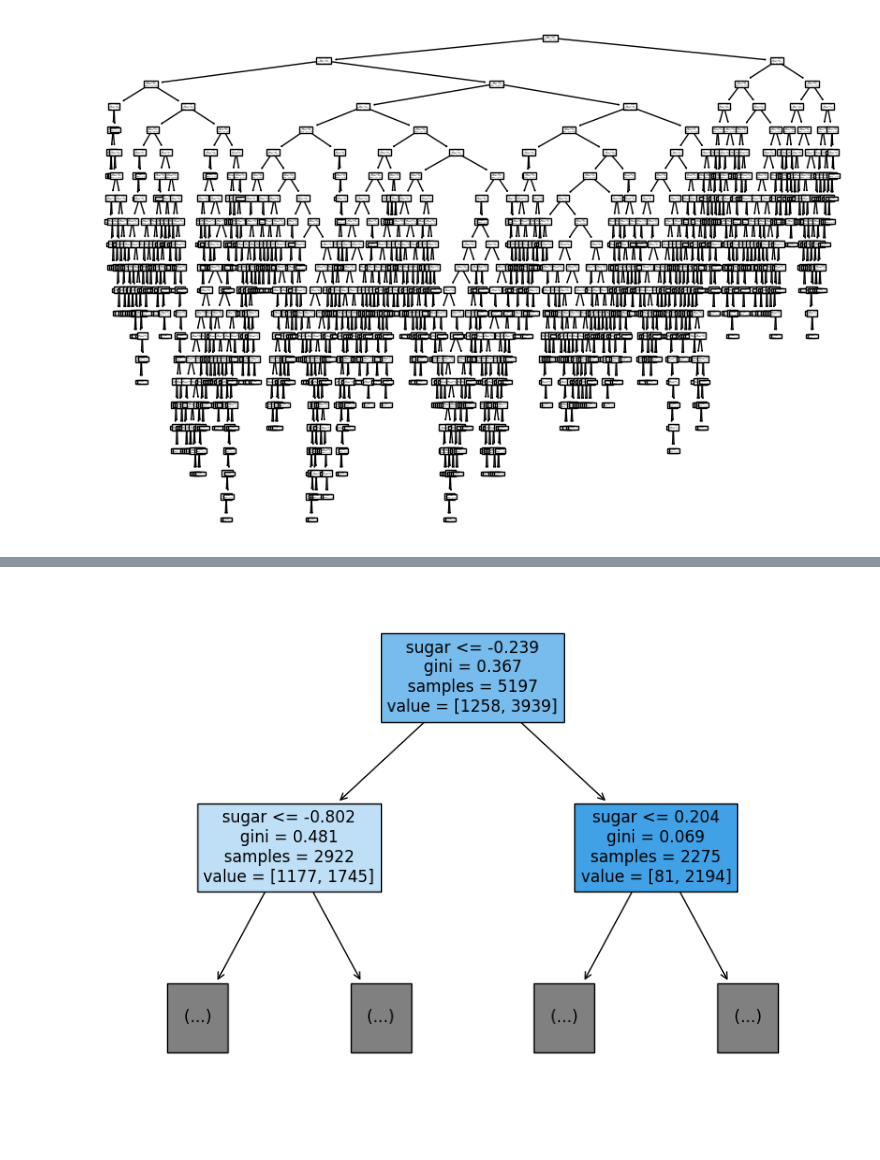
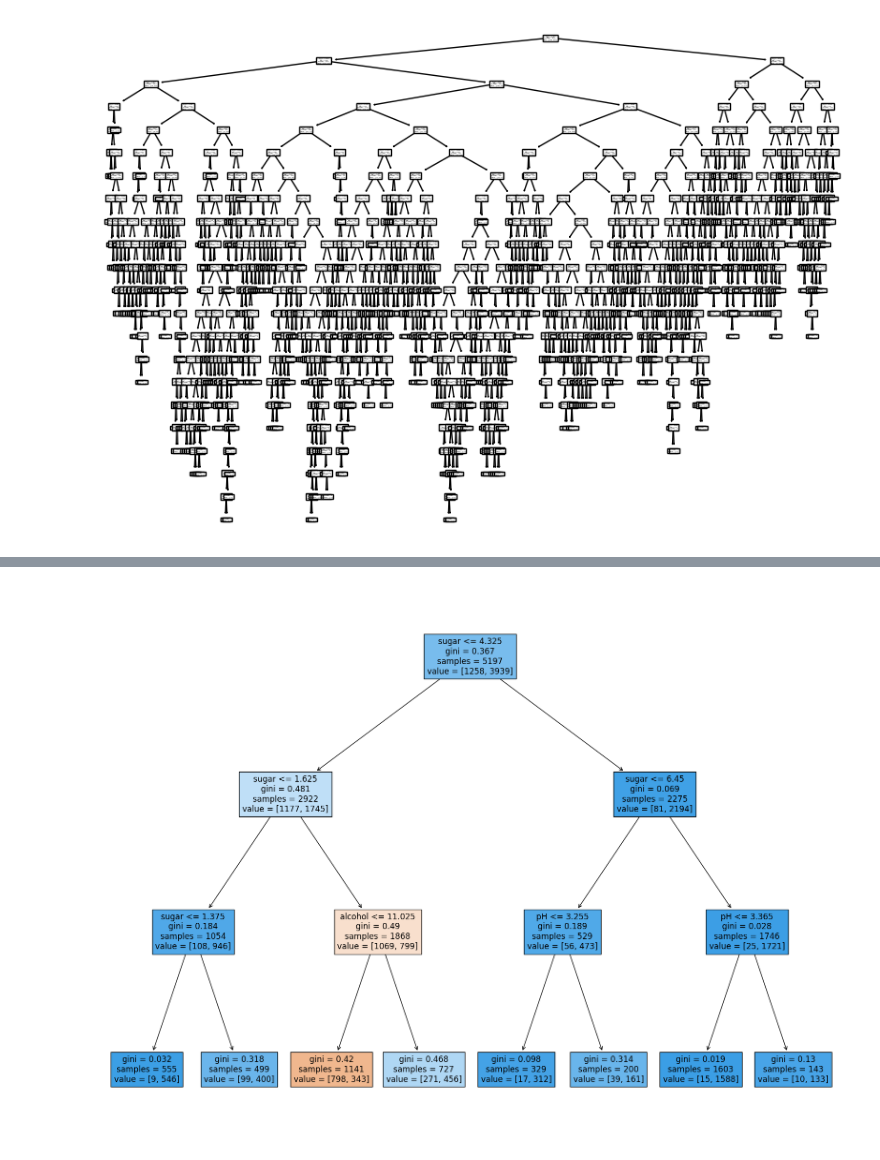
Before and after one commit to Vida0822/MachinLearning_Basic, a Jupyter notebook: decision_tree.ipynb, the cells around one changed output, grey strips where cells are left out. Drawn from its saved outputs; the diff is of its cells as text; code cells hidden in the pictures.

```diff
--- a/decision_tree.ipynb
+++ b/decision_tree.ipynb
@@ -145,0 +258,8 @@ plt.show()
+# %%
+from sklearn.tree import DecisionTreeClassifier
+
+dt = DecisionTreeClassifier(max_depth = 3, random_state = 42)
+
+dt.fit(train_scaled, train_target)
+print(dt.score(train_scaled, train_target))
+print(dt.score(test_scaled, test_target))
@@ -145,0 +294,5 @@ plt.show()
+# %%
+dt = DecisionTreeClassifier(max_depth = 3, random_state = 42)
+dt.fit(train_input, train_target)
+print(dt.score(train_input, train_target))
+print(dt.score(test_input, test_target))
@@ -146,6 +311,6 @@ plt.show()
 # %%
-plt.figure(figsize=(10,7))
-plot_tree(dt, max_depth = 1, filled = True ,feature_names = ['alcohol', 'sugar', 'pH'])
+plt.figure(figsize=(20,15))
+plot_tree(dt, filled=True, feature_names=['alcohol', 'sugar', 'pH'])
 plt.show()
 # %% [output]
-[figure, old version]
+[figure, new version]
```
Also changed, not shown: parts of 25 cells of this notebook.
